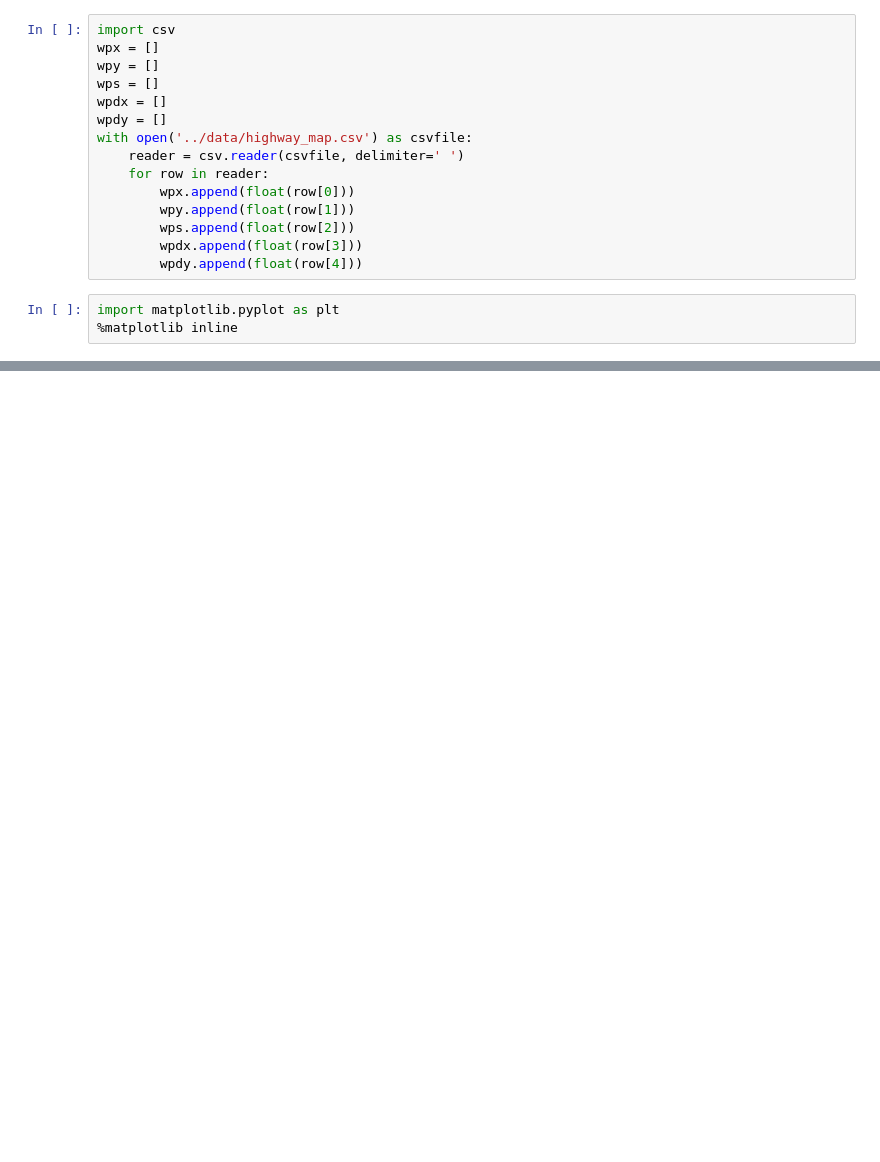
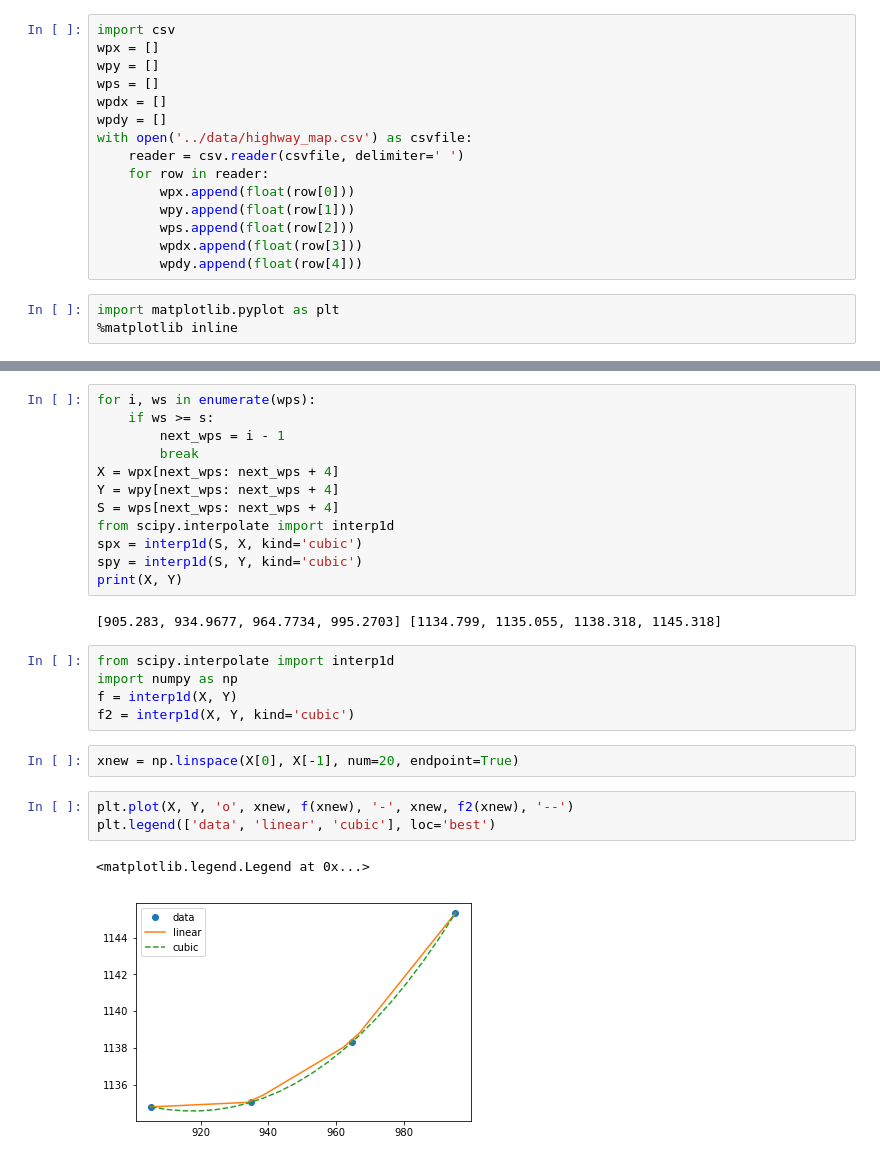
Before and after one commit to grdshch/CarND-Path-Planning-Project, a Jupyter notebook: src/waypoints.ipynb, the cells around one changed output, grey strips where cells are left out. Saved outputs shown, nothing was run; the diff lists cells and outputs as text; blank space fills up the shorter version.

```diff
--- a/src/waypoints.ipynb
+++ b/src/waypoints.ipynb
@@ -26,0 +78,27 @@ plt.plot(wpdx[:LIMIT], wpdy[:LIMIT])
+# %%
+for i, ws in enumerate(wps):
+    if ws >= s:
+        next_wps = i - 1
+        break
+X = wpx[next_wps: next_wps + 4]
+Y = wpy[next_wps: next_wps + 4]
+S = wps[next_wps: next_wps + 4]
+from scipy.interpolate import interp1d
+spx = interp1d(S, X, kind='cubic')
+spy = interp1d(S, Y, kind='cubic')
+print(X, Y)
+# %% [output]
+[905.283, 934.9677, 964.7734, 995.2703] [1134.799, 1135.055, 1138.318, 1145.318]
+# %%
+from scipy.interpolate import interp1d
+import numpy as np
+f = interp1d(X, Y)
+f2 = interp1d(X, Y, kind='cubic')
+# %%
+xnew = np.linspace(X[0], X[-1], num=20, endpoint=True)
+# %%
+plt.plot(X, Y, 'o', xnew, f(xnew), '-', xnew, f2(xnew), '--')
+plt.legend(['data', 'linear', 'cubic'], loc='best')
+# %% [output]
+<matplotlib.legend.Legend at 0x...>
+[figure, added]
```
Also changed, not shown: parts of 10 cells of this notebook, 1 other file.
